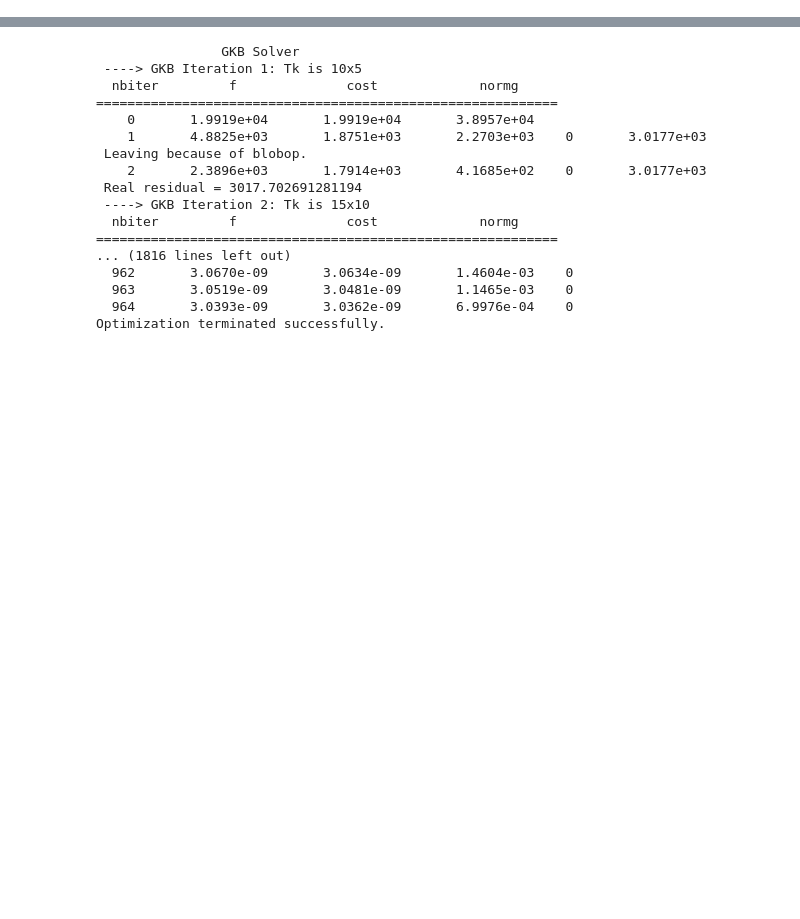
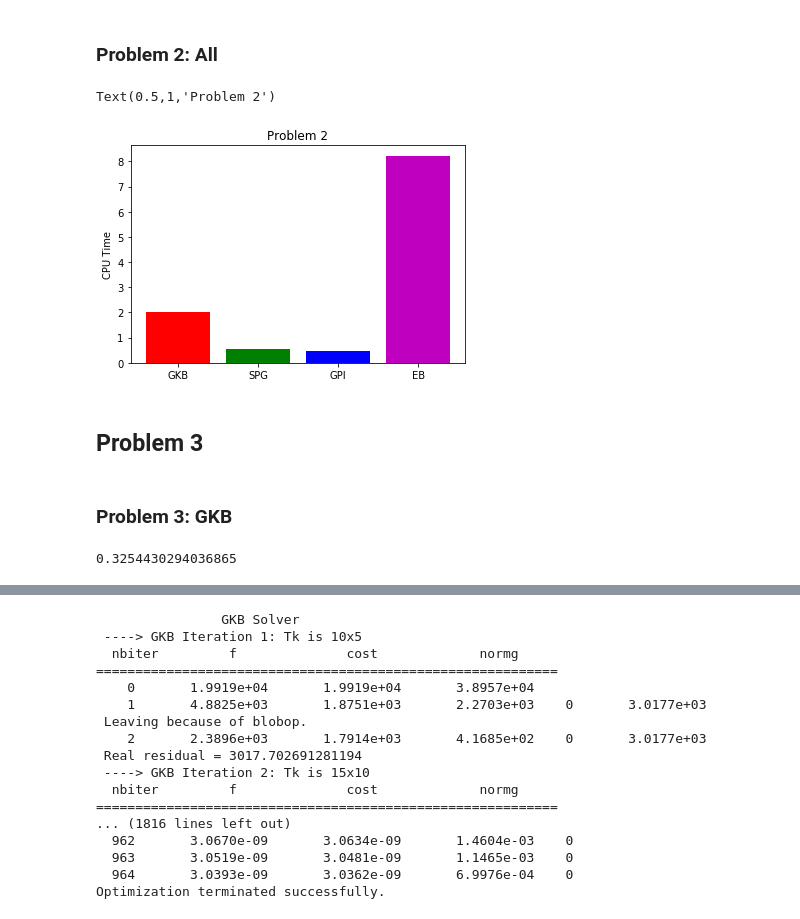
Before and after one commit to melissawm/skprocrustes, a Jupyter notebook: Results.ipynb, the cells around one changed output, grey strips where cells are left out. Drawn from its saved outputs; the diff is of its cells as text; code cells hidden in the pictures; blank space fills up the shorter version.

```diff
--- a/Comparison between old and new (BLOBOP) version of the skprocrustes code.ipynb
+++ b/Results.ipynb
@@ -4,0 +193,19 @@ problem = skp.ProcrustesProblem((100,100,5,5), problemnumber=2)
+# %% [markdown]
+### Problem 2: All
+# %%
+gkb, spg, gpi, eb = plt.bar([0,1,2,3], [t2_gkb, t2_spg, t2_gpi, t2_eb])
+gkb.set_facecolor('r')
+spg.set_facecolor('g')
+gpi.set_facecolor('b')
+eb.set_facecolor('m')
+ax = plt.gca()
+ax.set_xticks([0,1,2,3])
+ax.set_xticklabels(['GKB', 'SPG', 'GPI', 'EB'])
+#ax.set_ylim([0, 100])
+ax.set_ylabel('CPU Time')
+ax.set_title('Problem 2')
+# %% [output]
+Text(0.5,1,'Problem 2')
+[figure, added]
+# %% [markdown]
+## Problem 3
@@ -4,0 +214,6 @@ problem = skp.ProcrustesProblem((100,100,5,5), problemnumber=2)
+# %% [markdown]
+### Problem 3: GKB
+# %%
+t0 = time.time(); results3_gkb = gkbsolver.solve(problem3); t3_gkb = time.time()-t0; print(t3_gkb)
+# %% [output]
+0.3254430294036865
```
Also changed, not shown: parts of 68 cells of this notebook, 2 other files.
